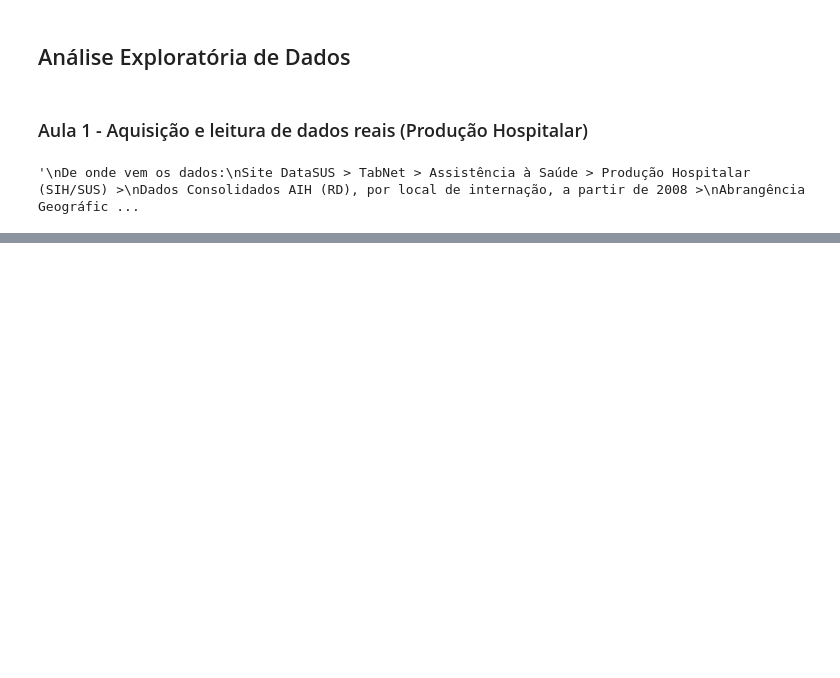
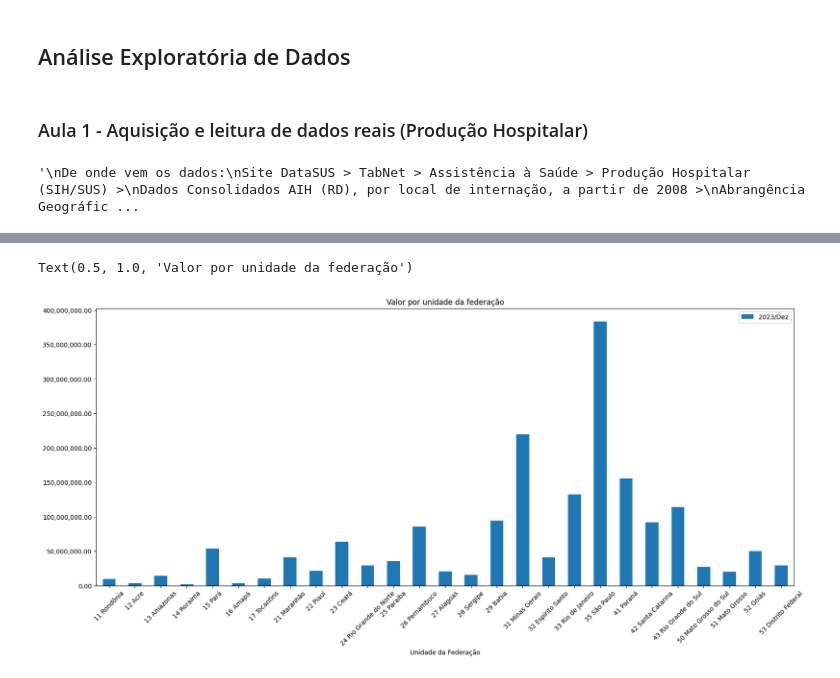
Before and after one commit to marialuisamartins/PosGrad_Data_Analytics_FIAP, a Jupyter notebook: AnaliseExploratoriaDeDados.ipynb, the cells around one changed output, grey strips where cells are left out. Drawn from its saved outputs; the diff is of its cells as text; code cells hidden in the pictures; blank space fills up the shorter version.

```diff
--- a/AnaliseExploratoriaDeDados.ipynb
+++ b/AnaliseExploratoriaDeDados.ipynb
@@ -202,0 +184,18 @@ ValueError: time data '2008/Jan' does not match format '/%Y/%m' (match)
+# %%
+# Estilizando o gráfico
+
+import matplotlib.pyplot as plt
+import matplotlib.ticker as ticker
+
+axis = dados.plot(x="Unidade da Federação", y="2023/Dez", kind="bar", figsize=(20,8))
+
+# Desafio - colocar os nomes dos estados em 45º para melhor leitura
+axis.xaxis.set_tick_params(rotation=45)
+# fonte: https://matplotlib.org/stable/gallery/ticks/date_demo_rrule.html#sphx-glr-gallery-ticks-date-demo-rrule-py
+
+axis.yaxis.set_major_formatter(ticker.StrMethodFormatter("{x:,.2f}"))
+
+plt.title("Valor por unidade da federação")
+# %% [output]
+Text(0.5, 1.0, 'Valor por unidade da federação')
+[figure, added]
```
Also changed, not shown: parts of 13 cells of this notebook.
